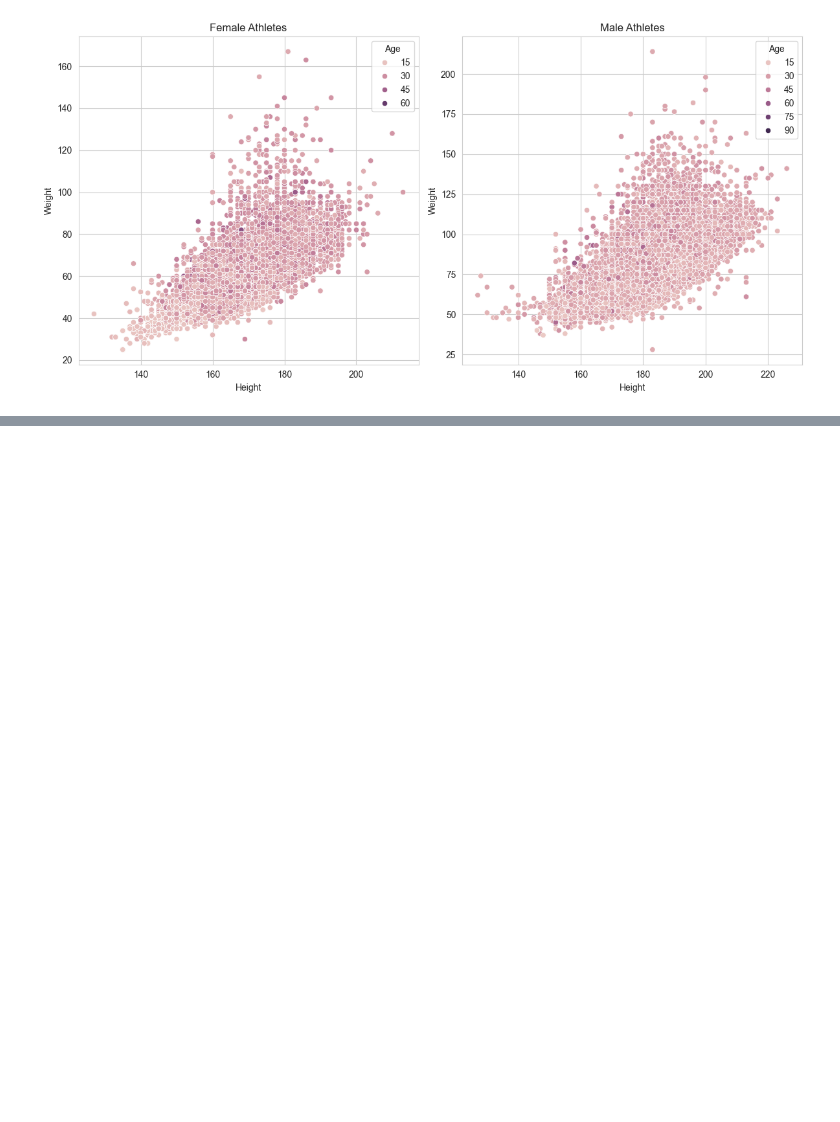
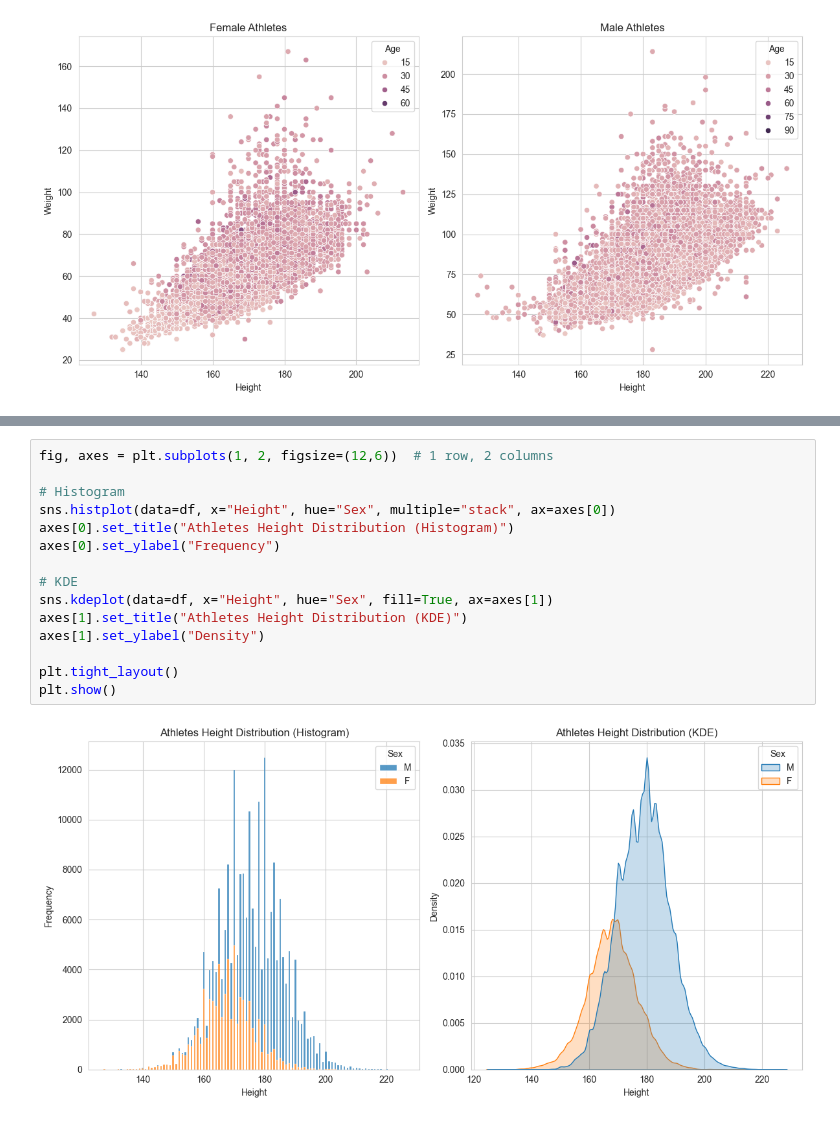
Before and after one commit to Dani-8/120Years-Of-Olympics-Data-Analysis, a Jupyter notebook: 120 Years Of Olympic.ipynb, the cells around one changed output, grey strips where cells are left out. Cells and saved outputs as stored; diff of their text form; blank space fills up the shorter version.

```diff
--- a/120 Years Of Olympic.ipynb
+++ b/120 Years Of Olympic.ipynb
@@ -202,0 +212,17 @@ plt.show()
+# %%
+fig, axes = plt.subplots(1, 2, figsize=(12,6))  # 1 row, 2 columns
+
+# Histogram
+sns.histplot(data=df, x="Height", hue="Sex", multiple="stack", ax=axes[0])
+axes[0].set_title("Athletes Height Distribution (Histogram)")
+axes[0].set_ylabel("Frequency")
+
+# KDE
+sns.kdeplot(data=df, x="Height", hue="Sex", fill=True, ax=axes[1])
+axes[1].set_title("Athletes Height Distribution (KDE)")
+axes[1].set_ylabel("Density")
+
+plt.tight_layout()
+plt.show()
+# %% [output]
+[figure, added]
```
Also changed, not shown: parts of 1 cell of this notebook.
